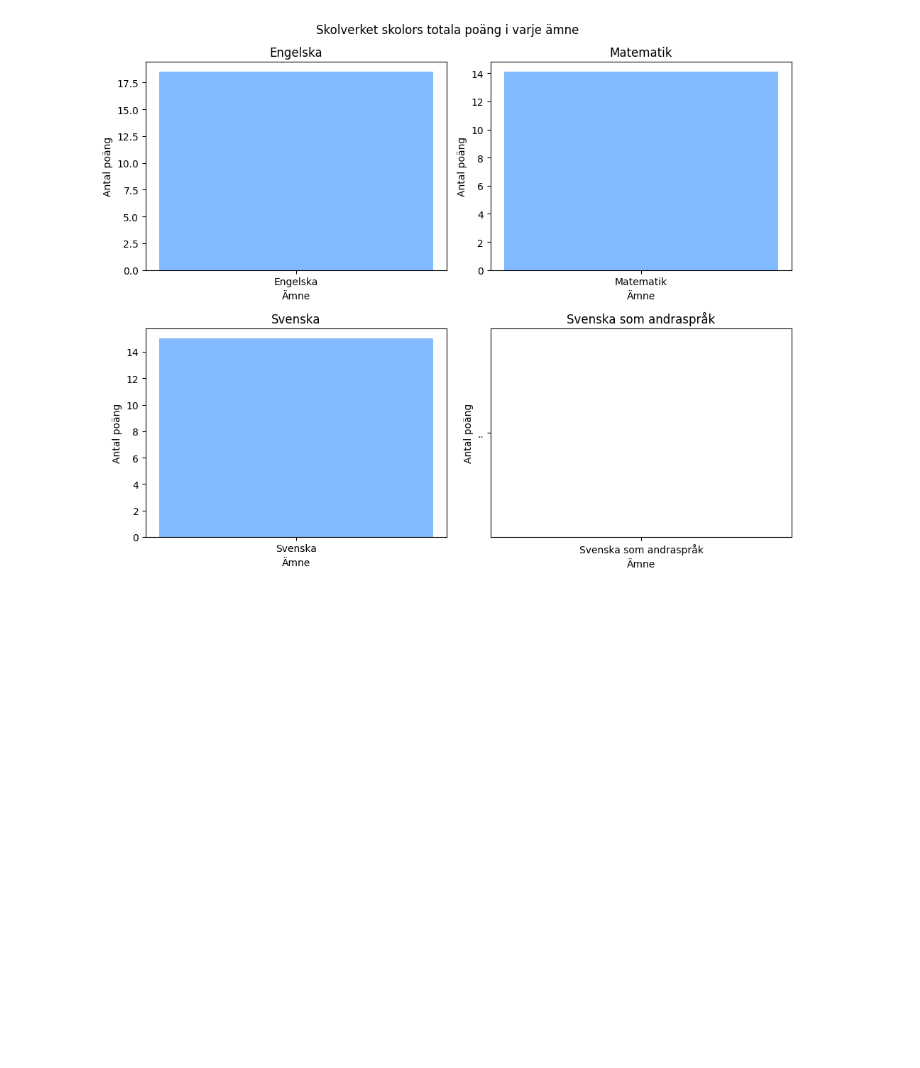
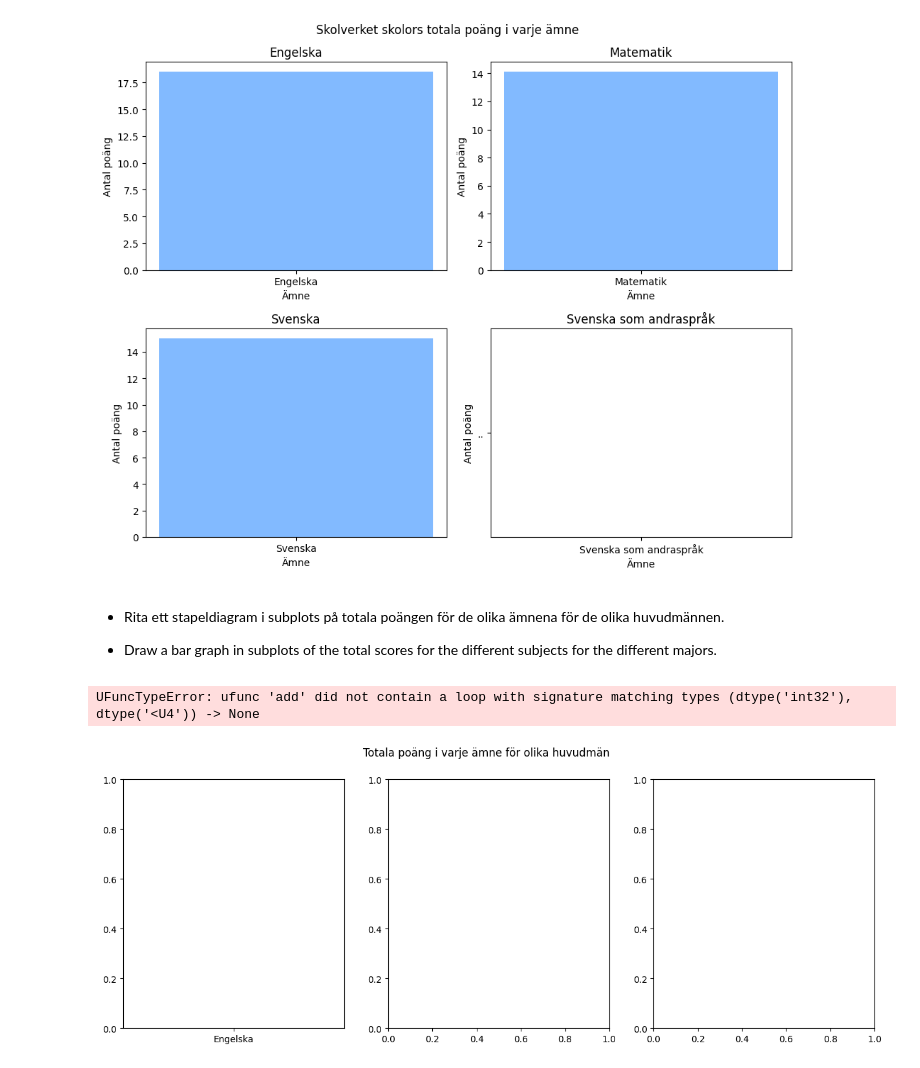
Before and after one commit to saraonsala/Python-Sara-Mellgren-OOPA23, a Jupyter notebook: Labb_2/Labb_2.ipynb, the cells around one changed output. Cells and saved outputs as stored; diff of their text form; code cells hidden in the pictures; blank space fills up the shorter version.

```diff
--- a/Labb_2/Labb_2.ipynb
+++ b/Labb_2/Labb_2.ipynb
@@ -260,3 +352,48 @@ plt.tight_layout()
 plt.show()
 # %% [output]
 [figure]
+# %% [markdown]
+* Rita ett stapeldiagram i subplots på totala poängen för de olika ämnena för de olika huvudmännen.
+
+* Draw a bar graph in subplots of the total scores for the different subjects for the different majors.
+# %%
+
+
+def generate_combined_barplot(data, titles):
+    fig, axes = plt.subplots(1, 3, figsize=(15, 5))
+    fig.suptitle("Totala poäng i varje ämne för olika huvudmän")
+
+    for i, (huvudman, title) in enumerate(zip(data, titles)):
+        ax = axes[i]  # Get current axis
+        ax.bar(data[huvudman]["Kategori"], data[huvudman]["Antal"], color='aquamarine')
+        ax.set_title(title)
+        ax.set_xlabel("Ämne")
+        ax.set_ylabel("Antal poäng")
+
+    plt.tight_layout()
+    plt.show()
+
+# Data för varje huvudman
+data_kommunala = {
+    "Kategori": ["Engelska", "Matematik", "Svenska", "Svenska som andraspråk"],
+    "Antal": [df_engelska, df_matematik, df_svenska, df_svenska_som_andraspråk]
+}
+
+data_enskilda = {
+    "Kategori": ["Engelska", "Matematik", "Svenska", "Svenska som andraspråk"],
+    "Antal": [df_engelska, df_matematik, df_svenska, df_svenska_som_andraspråk]
+}
+
+data_skolverket = {
+    "Kategori": ["Engelska", "Matematik", "Svenska", "Svenska som andraspråk"],
+    "Antal": [df_engelska, df_matematik, df_svenska, df_svenska_som_andraspråk]
+}
+
+# Titles for  subplot
+titles = ["Kommunala skolor", "Enskilda skolor", "Skolverket"]
+
+# Generera den kombinerade subploten
+generate_combined_barplot({"Kommunala": data_kommunala, "Enskilda": data_enskilda, "Skolverket": data_skolverket}, titles)
+# %% [output]
+UFuncTypeError: ufunc 'add' did not contain a loop with signature matching types (dtype('int32'), dtype('<U4')) -> None
+[figure, added]
```
Also changed, not shown: parts of 12 cells of this notebook, 3 other files.
